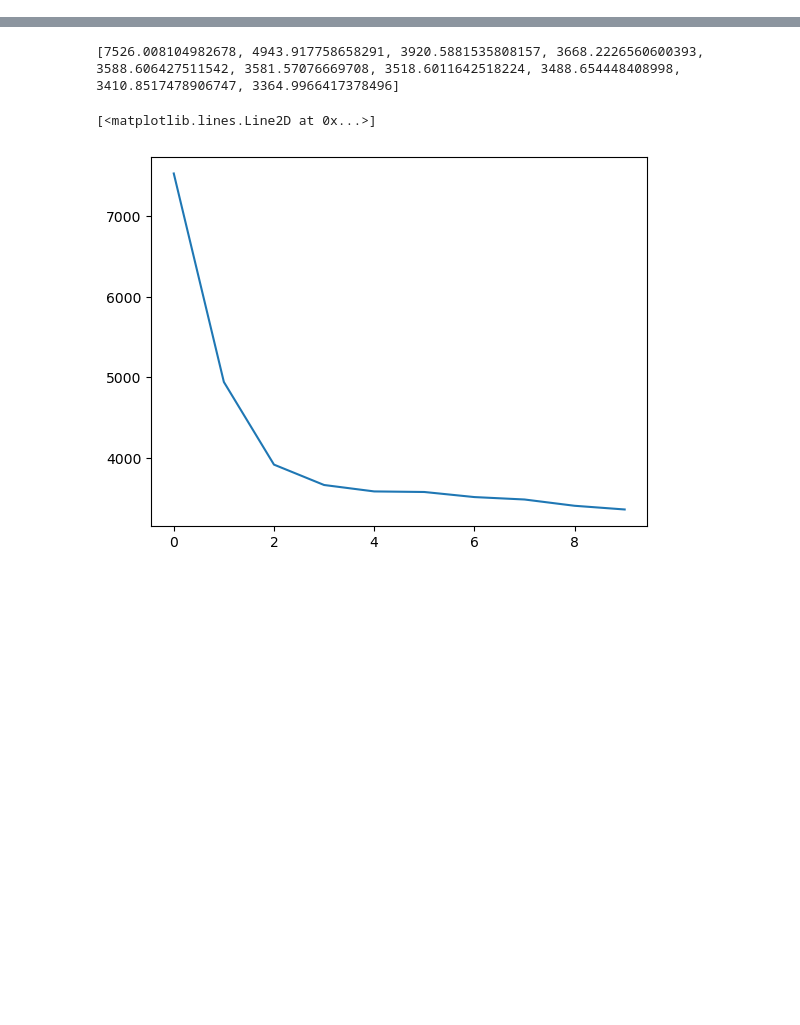
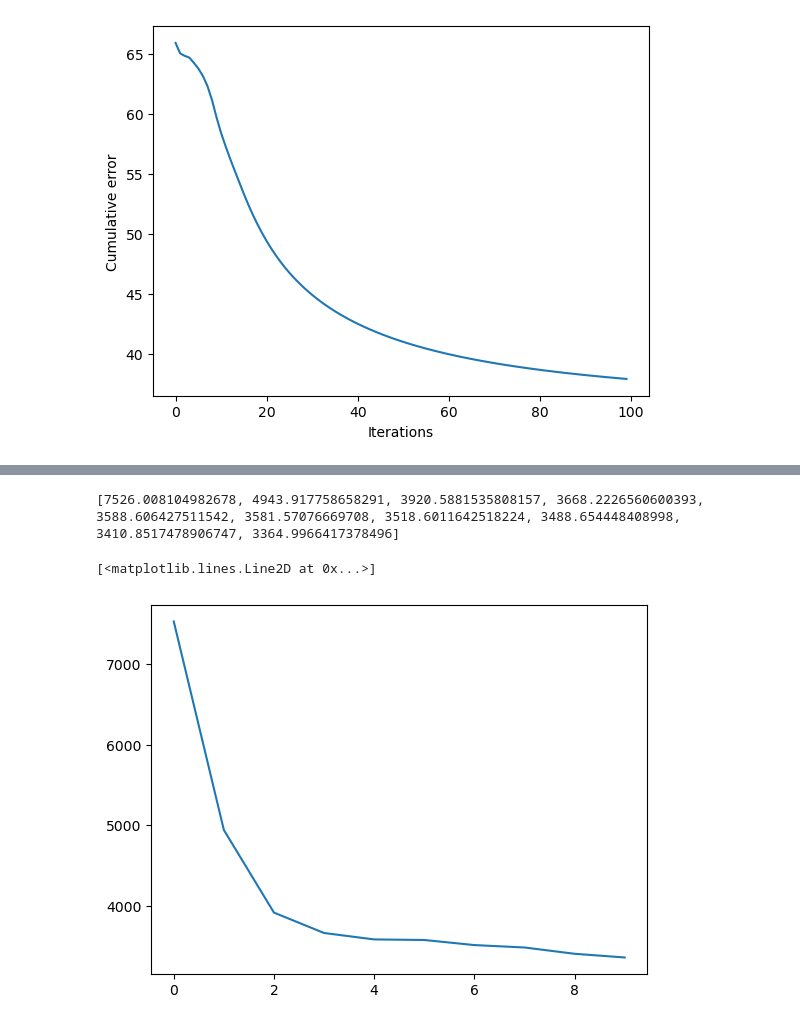
Before and after one commit to saprativa/cs725-project, a Jupyter notebook: Parametric_Neural_network.ipynb, the cells around one changed output, grey strips where cells are left out. Cells and saved outputs as stored; diff of their text form; code cells hidden in the pictures; blank space fills up the shorter version.

```diff
--- a/Parametric_Neural_network.ipynb
+++ b/Parametric_Neural_network.ipynb
@@ -152,0 +145,7 @@ array([[ 1.41587624,  0.29354182],
+# %%
+plt.xlabel("Iterations")
+plt.ylabel("Cumulative error")
+plt.plot(np.cumsum(error_vals)/np.arange(1,len(list_of_tau)+1))
+plt.savefig('IRIS.pdf', format='pdf')
+# %% [output]
+[figure, added]
```
Also changed, not shown: parts of 18 cells of this notebook, 2 other files.
